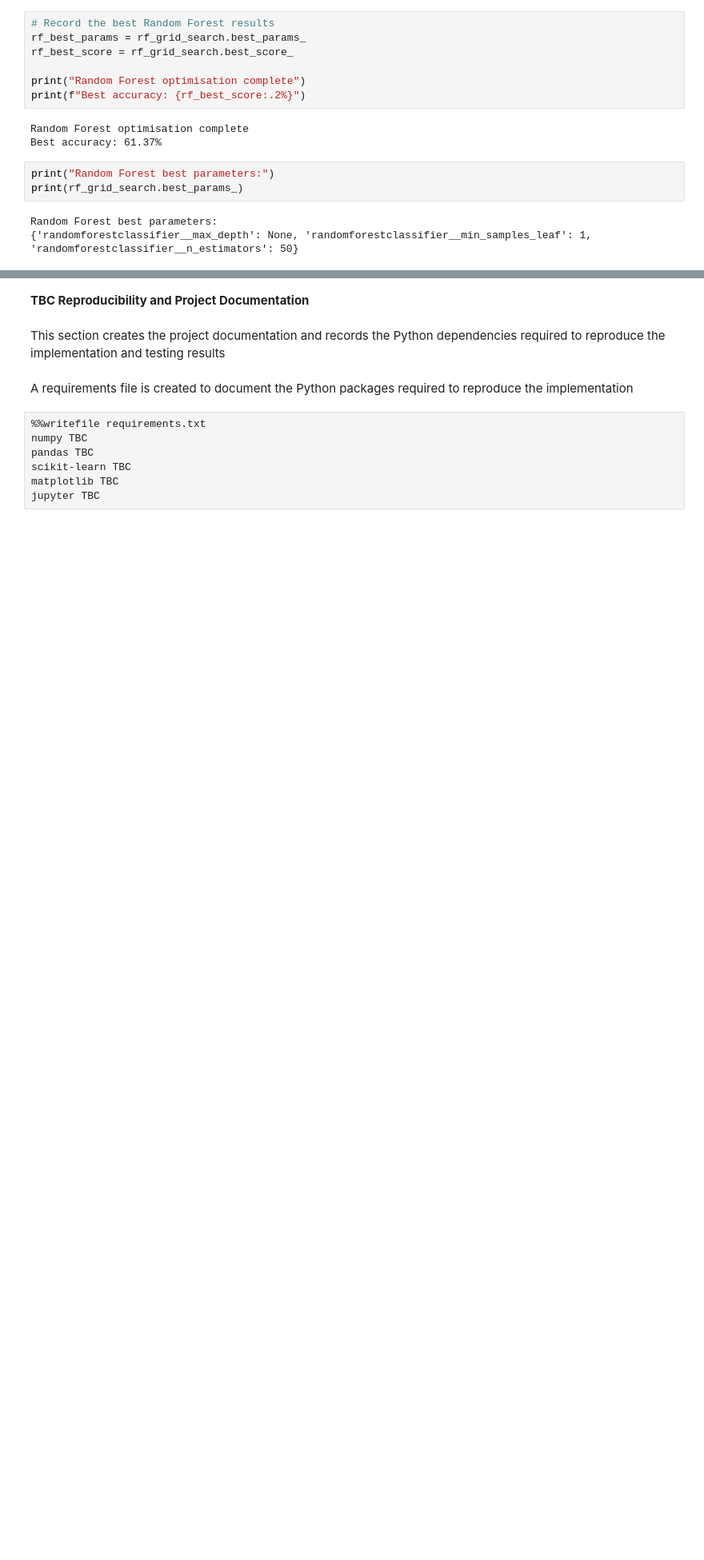
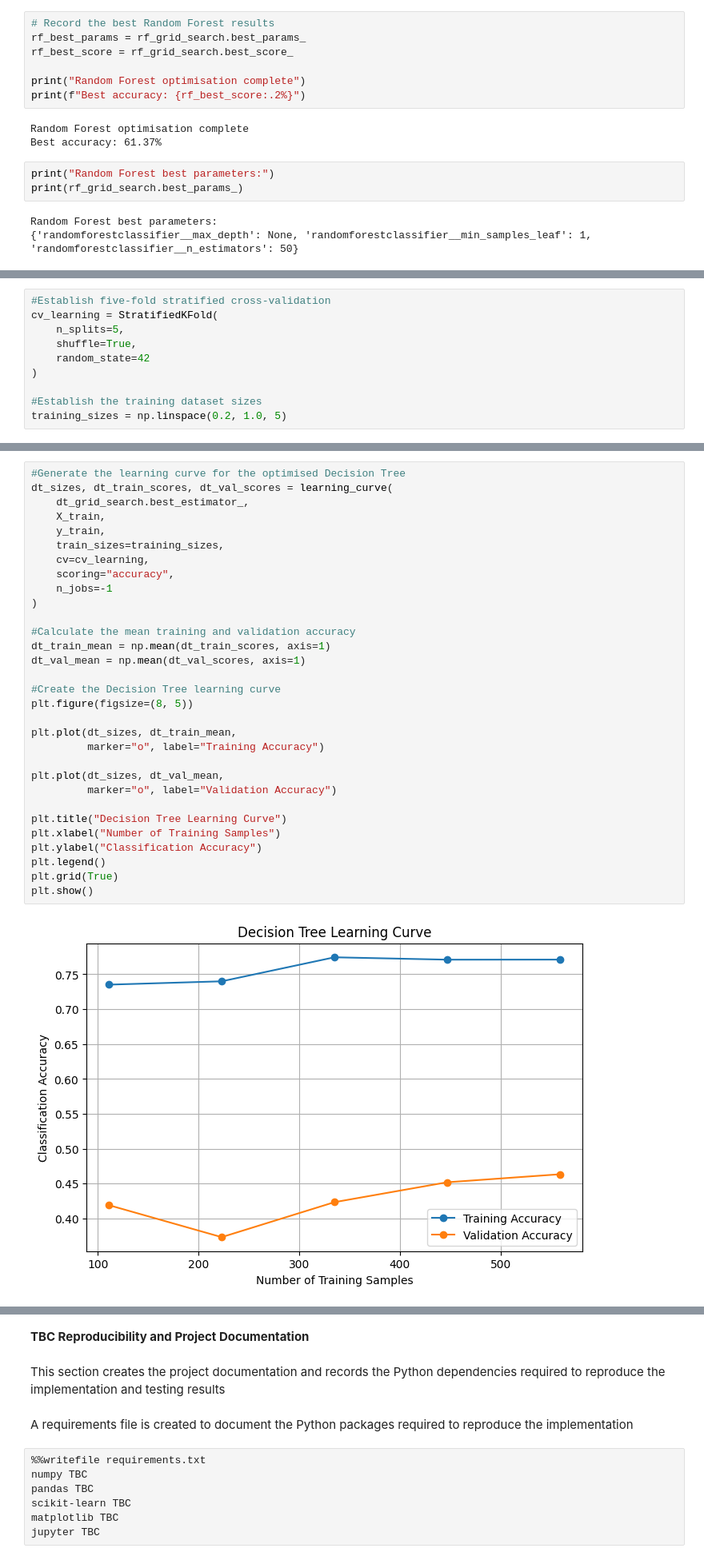
Before and after one commit to hoseking86/GTZAN-Assignment2, a Jupyter notebook: GTZAN_Assignment2.ipynb, the cells around one changed output, grey strips where cells are left out. Shown at 80% size. Saved outputs shown, nothing was run; the diff lists cells and outputs as text; blank space fills up the shorter version.

```diff
--- a/GTZAN_Assignment2.ipynb
+++ b/GTZAN_Assignment2.ipynb
@@ -715,0 +974,10 @@ Random Forest mean fitting time:
+# %%
+#Establish five-fold stratified cross-validation
+cv_learning = StratifiedKFold(
+    n_splits=5,
+    shuffle=True,
+    random_state=42
+)
+
+#Establish the training dataset sizes
+training_sizes = np.linspace(0.2, 1.0, 5)
@@ -715,0 +989,33 @@ Random Forest mean fitting time:
+# %%
+#Generate the learning curve for the optimised Decision Tree
+dt_sizes, dt_train_scores, dt_val_scores = learning_curve(
+    dt_grid_search.best_estimator_,
+    X_train,
+    y_train,
+    train_sizes=training_sizes,
+    cv=cv_learning,
+    scoring="accuracy",
+    n_jobs=-1
+)
+
+#Calculate the mean training and validation accuracy
+dt_train_mean = np.mean(dt_train_scores, axis=1)
+dt_val_mean = np.mean(dt_val_scores, axis=1)
+
+#Create the Decision Tree learning curve
+plt.figure(figsize=(8, 5))
+
+plt.plot(dt_sizes, dt_train_mean,
+         marker="o", label="Training Accuracy")
+
+plt.plot(dt_sizes, dt_val_mean,
+         marker="o", label="Validation Accuracy")
+
+plt.title("Decision Tree Learning Curve")
+plt.xlabel("Number of Training Samples")
+plt.ylabel("Classification Accuracy")
+plt.legend()
+plt.grid(True)
+plt.show()
+# %% [output]
+[figure, added]
```
Also changed, not shown: parts of 27 cells of this notebook.
